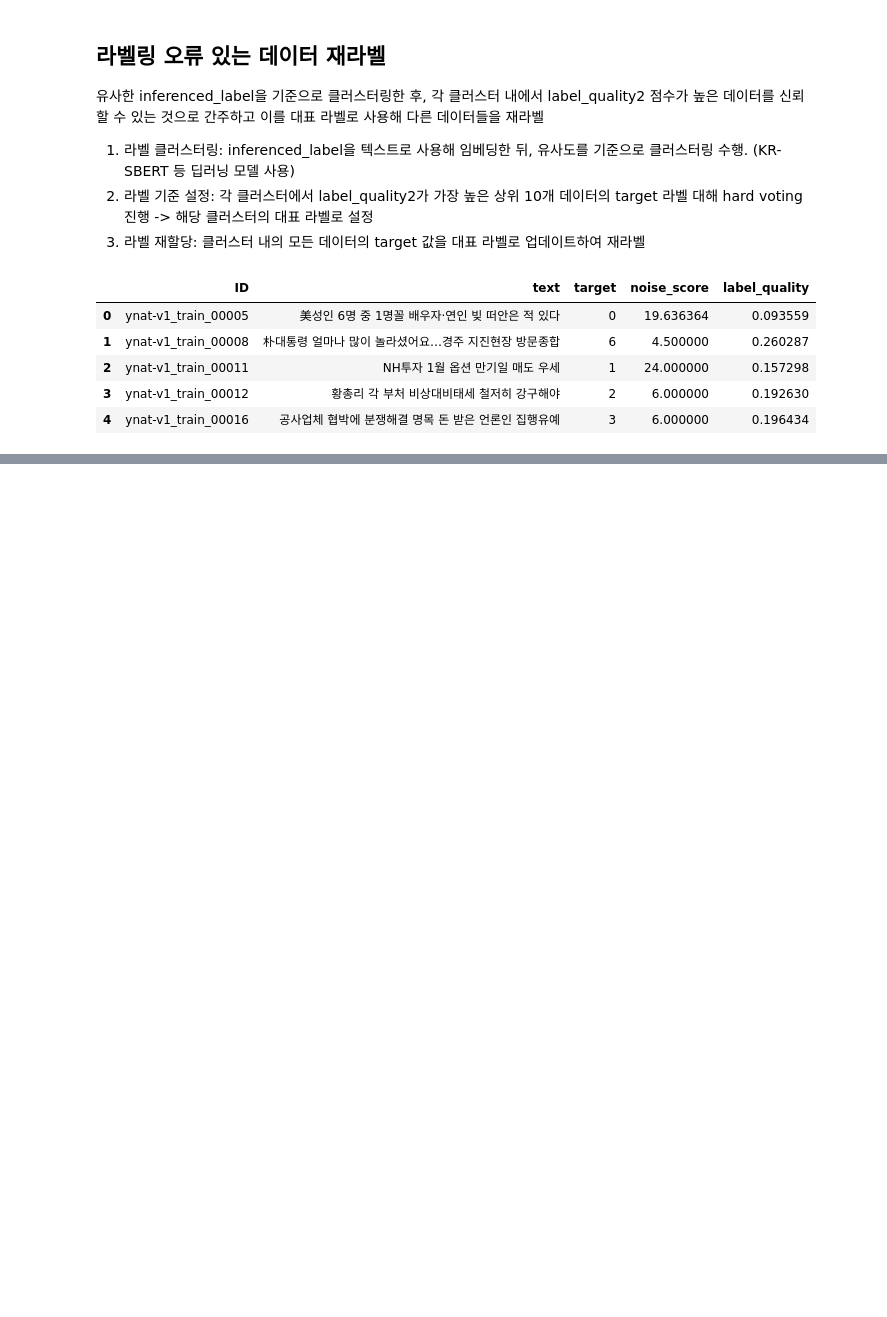
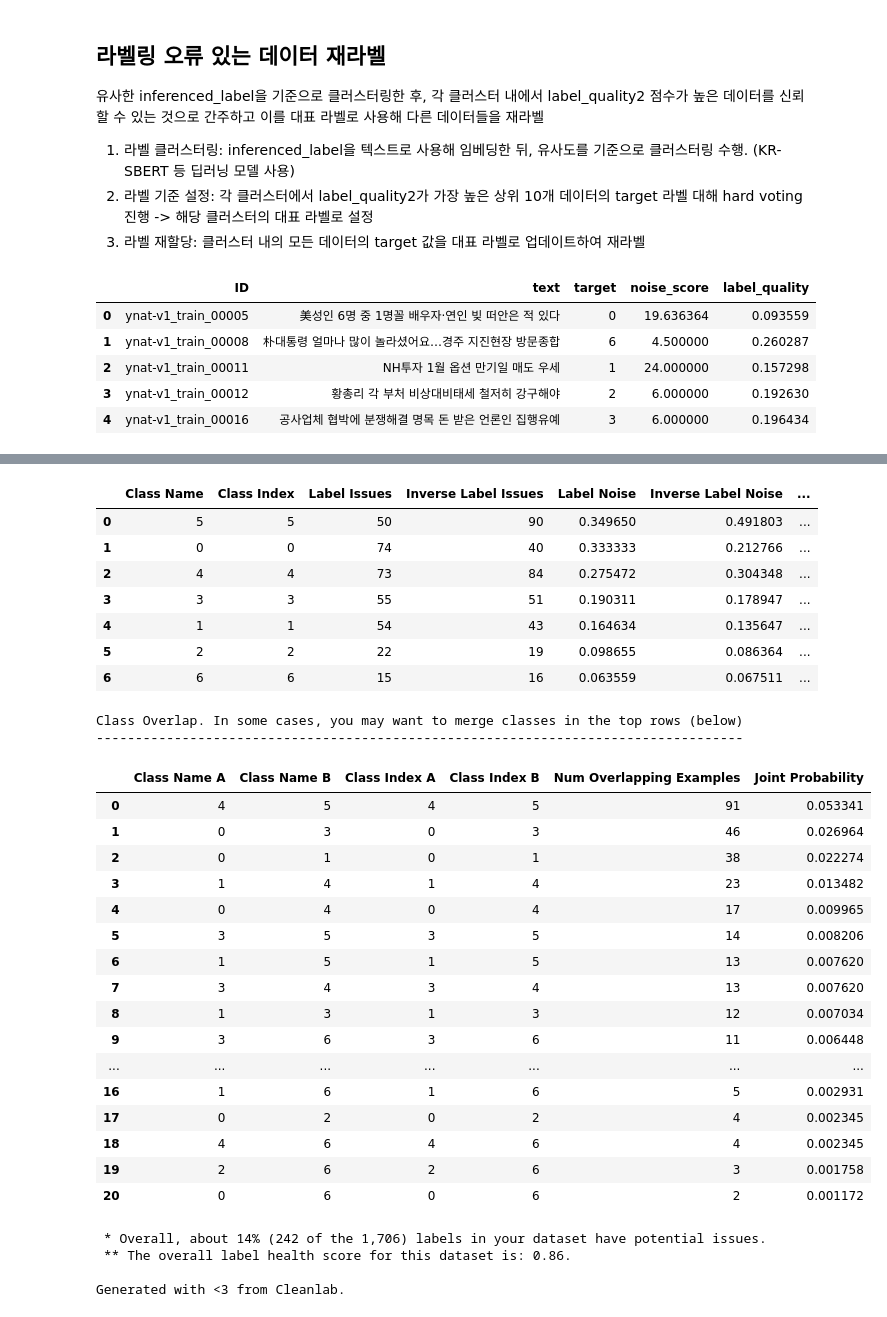
Before and after one commit to boostcampaitech7/level2-nlp-datacentric-nlp-06, a Jupyter notebook: minji/minji_clean_dataset.ipynb, the cells around one changed output, grey strips where cells are left out. Saved outputs shown, nothing was run; the diff lists cells and outputs as text; code cells hidden in the pictures; blank space fills up the shorter version.

Commit message:
feat: Finish data preprocessing (v0.0.6)

```diff
--- a/minji/minji_clean_dataset.ipynb
+++ b/minji/minji_clean_dataset.ipynb
@@ -598,0 +681,31 @@ relabelled_data.to_csv("../../datasets/v0.0.5/train.csv")
+# %%
+model.eval()
+
+# Validation 데이터에 대해 예측 확률 계산
+val_loader = DataLoader(val_dataset, batch_size=32)
+pred_probs = []
+
+with torch.no_grad():
+    for batch in tqdm(val_loader):
+        inputs = {k: v.to(DEVICE) for k, v in batch.items() if k != 'labels'}
+        outputs = model(**inputs)
+        logits = outputs.logits
+        probs = torch.nn.functional.softmax(logits, dim=1)
+        pred_probs.extend(probs.cpu().numpy())
+
+pred_probs = np.array(pred_probs)
+
+
+# Train 데이터에 대해 예측 확률 계산
+train_loader = DataLoader(train_dataset, batch_size=32)
+train_pred_probs = []
+
+with torch.no_grad():
+    for batch in tqdm(train_loader):
+        inputs = {k: v.to(DEVICE) for k, v in batch.items() if k != 'labels'}
+        outputs = model(**inputs)
+        logits = outputs.logits
+        probs = torch.nn.functional.softmax(logits, dim=1)
+        train_pred_probs.extend(probs.cpu().numpy())
+
+train_pred_probs = np.array(train_pred_probs)
@@ -598,0 +716,14 @@ relabelled_data.to_csv("../../datasets/v0.0.5/train.csv")
+# %%
+# 라벨 품질 점수 계산
+label_quality_scores = get_label_quality_scores(
+    labels=train_data['target'].values,
+    pred_probs=train_pred_probs
+)
+
+# train_data 'label_quality' 열 재할당
+train_data['label_quality'] = label_quality_scores
+# %%
+# 전체적인 라벨 품질 측정
+class_names=[0,1,2,3,4,5,6]
+health_summary(train_data['target'], train_pred_probs, class_names=class_names)
+# %% [output]
@@ -598,0 +738,31 @@ relabelled_data.to_csv("../../datasets/v0.0.5/train.csv")
+|  | Class Name | Class Index | Label Issues | Inverse Label Issues | Label Noise | Inverse Label Noise | ... |
+| 0 | 5 | 5 | 50 | 90 | 0.349650 | 0.491803 | ... |
+| 1 | 0 | 0 | 74 | 40 | 0.333333 | 0.212766 | ... |
+| 2 | 4 | 4 | 73 | 84 | 0.275472 | 0.304348 | ... |
+| 3 | 3 | 3 | 55 | 51 | 0.190311 | 0.178947 | ... |
+| 4 | 1 | 1 | 54 | 43 | 0.164634 | 0.135647 | ... |
+| 5 | 2 | 2 | 22 | 19 | 0.098655 | 0.086364 | ... |
+| 6 | 6 | 6 | 15 | 16 | 0.063559 | 0.067511 | ... |
+Class Overlap. In some cases, you may want to merge classes in the top rows (below)
+-----------------------------------------------------------------------------------
+|  | Class Name A | Class Name B | Class Index A | Class Index B | Num Overlapping Examples | Joint Probability |
+| 0 | 4 | 5 | 4 | 5 | 91 | 0.053341 |
+| 1 | 0 | 3 | 0 | 3 | 46 | 0.026964 |
+| 2 | 0 | 1 | 0 | 1 | 38 | 0.022274 |
+| 3 | 1 | 4 | 1 | 4 | 23 | 0.013482 |
+| 4 | 0 | 4 | 0 | 4 | 17 | 0.009965 |
+| 5 | 3 | 5 | 3 | 5 | 14 | 0.008206 |
+| 6 | 1 | 5 | 1 | 5 | 13 | 0.007620 |
+| 7 | 3 | 4 | 3 | 4 | 13 | 0.007620 |
+| 8 | 1 | 3 | 1 | 3 | 12 | 0.007034 |
+| 9 | 3 | 6 | 3 | 6 | 11 | 0.006448 |
+| ... | ... | ... | ... | ... | ... | ... |
+| 16 | 1 | 6 | 1 | 6 | 5 | 0.002931 |
+| 17 | 0 | 2 | 0 | 2 | 4 | 0.002345 |
+| 18 | 4 | 6 | 4 | 6 | 4 | 0.002345 |
+| 19 | 2 | 6 | 2 | 6 | 3 | 0.001758 |
+| 20 | 0 | 6 | 0 | 6 | 2 | 0.001172 |
+ * Overall, about 14% (242 of the 1,706) labels in your dataset have potential issues.
+ ** The overall label health score for this dataset is: 0.86.
+
+Generated with <3 from Cleanlab.
```
Also changed, not shown: parts of 35 cells of this notebook, 1 other file.
